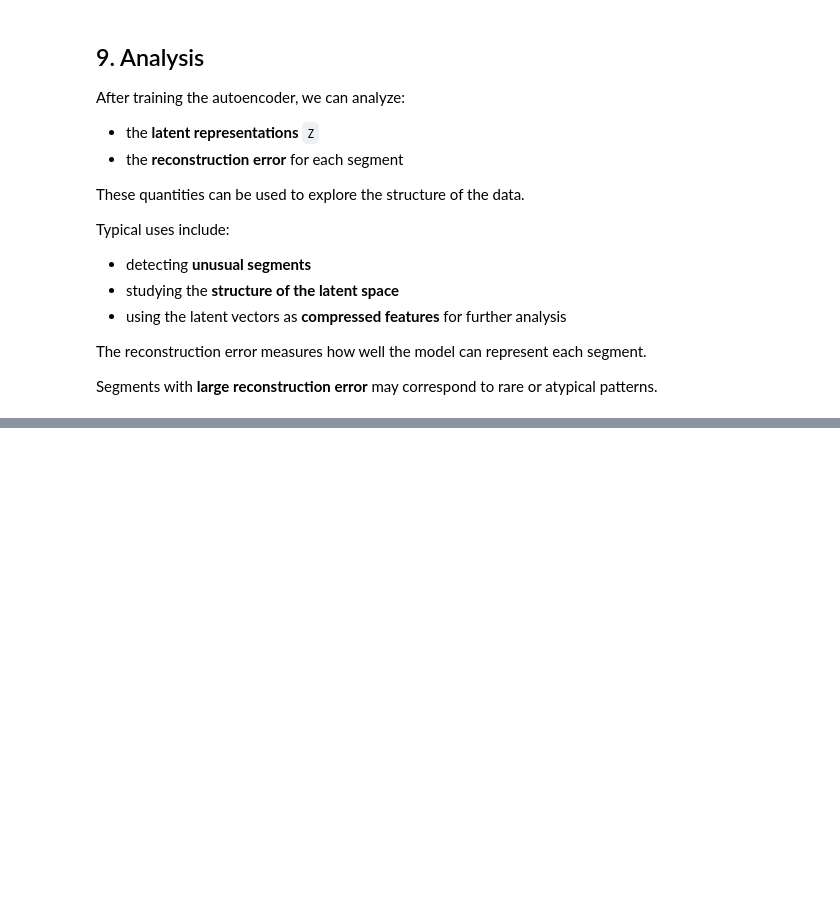
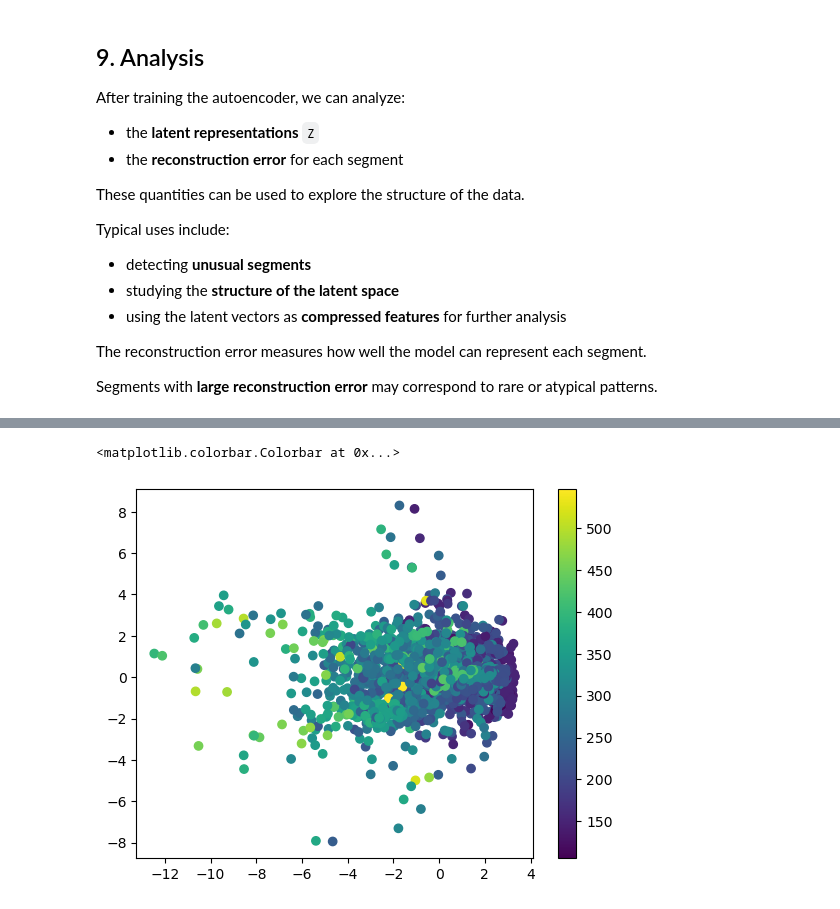
Before and after one commit to llsol/CSISD, a Jupyter notebook: notebooks/01_models/autoencoder-1.ipynb, the cells around one changed output, grey strips where cells are left out. Cells and saved outputs as stored; diff of their text form; code cells hidden in the pictures; blank space fills up the shorter version.

```diff
--- a/notebooks/01_models/autoencoder-1.ipynb
+++ b/notebooks/01_models/autoencoder-1.ipynb
@@ -724,3 +724,9 @@ plt.show()
+# %%
+plt.scatter(Z2[:,0], Z2[:,1], c=df_meta_valid["pitch_mean"])
+plt.colorbar()
+# %% [output]
+<matplotlib.colorbar.Colorbar at 0x...>
+[figure, added]
 # %%
 
 import pandas as pd
```
Also changed, not shown: parts of 9 cells of this notebook, 3 other files.
